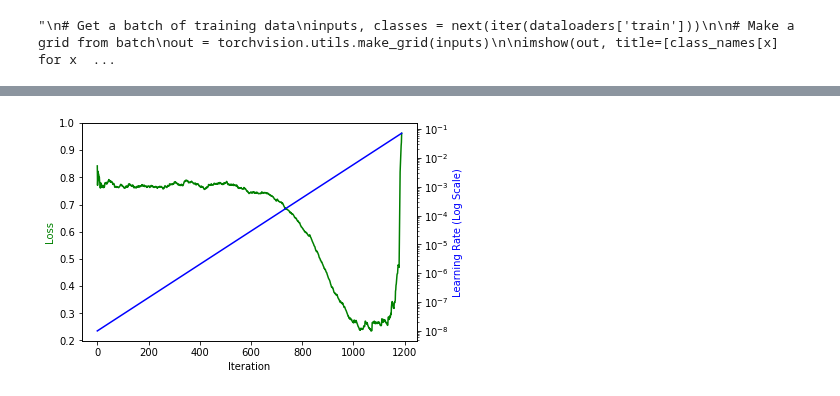
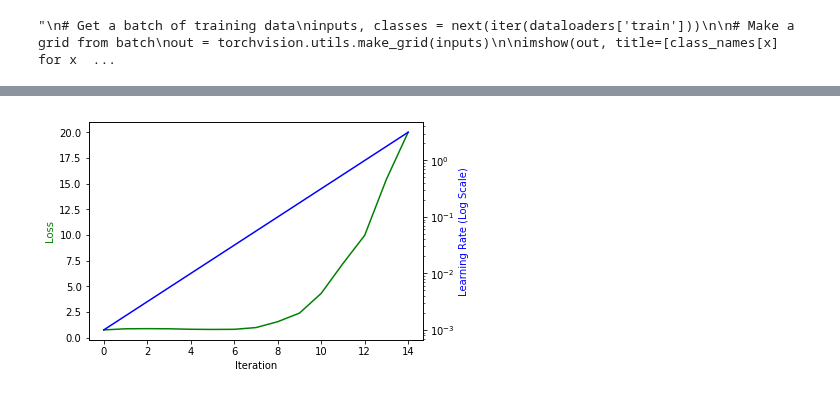
Before and after one commit to deepditch/deep.lib, a Jupyter notebook: deep.lib tests.ipynb, the cells around one changed output, grey strips where cells are left out. Drawn from its saved outputs; the diff is of its cells as text; code cells hidden in the pictures.

```diff
--- a/deep.lib tests.ipynb
+++ b/deep.lib tests.ipynb
@@ -23,11 +24,11 @@ torch.cuda.is_available(), torch.cuda.get_device_name(0), torch.backends.cudnn.e
 # %%
-#DATA_PATH = Path('data/hymenoptera_data')
-DATA_PATH = Path('data/dogscats')
+DATA_PATH = Path('data/hymenoptera_data')
+#DATA_PATH = Path('data/dogscats')
 # %%
 data_transforms = {
     'train': transforms.Compose([
-       transforms.RandomResizedCrop(224),
-       # transforms.RandomHorizontalFlip(),
+        transforms.RandomResizedCrop(224),
+        transforms.RandomHorizontalFlip(),
         transforms.ToTensor(),
         transforms.Normalize([0.485, 0.456, 0.406], [0.229, 0.224, 0.225])
     ]),
@@ -39,14 +40,7 @@ data_transforms = {
     ]),
 }
 
-image_datasets = {x: datasets.ImageFolder(DATA_PATH/x,
-                                          data_transforms[x])
-                  for x in ['train', 'valid']}
-dataloaders = {x: torch.utils.data.DataLoader(image_datasets[x], batch_size=16,
-                                             shuffle=True, num_workers=4)
-              for x in ['train', 'valid']}
-dataset_sizes = {x: len(image_datasets[x]) for x in ['train', 'valid']}
-class_names = image_datasets['train'].classes
+data = ImageClassifierData.from_paths(DATA_PATH, 16, data_transforms)
 # %%
 def imshow(inp, title=None):
     """Imshow for Tensor."""
@@ -76,6 +70,6 @@ num_ftrs = model_ft.fc.in_features
 model_ft.fc = nn.Linear(num_ftrs, 2)
 
 criterion = nn.CrossEntropyLoss()
-optimizer = optim.SGD(model_ft.parameters(), lr=1e-8)
+optimizer = optim.SGD(model_ft.parameters(), lr=1e-3)
 # %%
 sess = Session(model_ft, criterion, optimizer)
@@ -87,6 +82,6 @@ schedule = TrainingSchedule(dataloaders['train'], 3, callbacks=[lr_scheduler, va
 # %%
-lr_find(sess, dataloaders['train'])
+lr_find(sess, data['train'])
 # %% [output]
 [interactive output not drawn]
 [interactive output not drawn]
-[figure, old version]
+[figure, new version]
```
Also changed, not shown: parts of 10 cells of this notebook, 6 other files.
